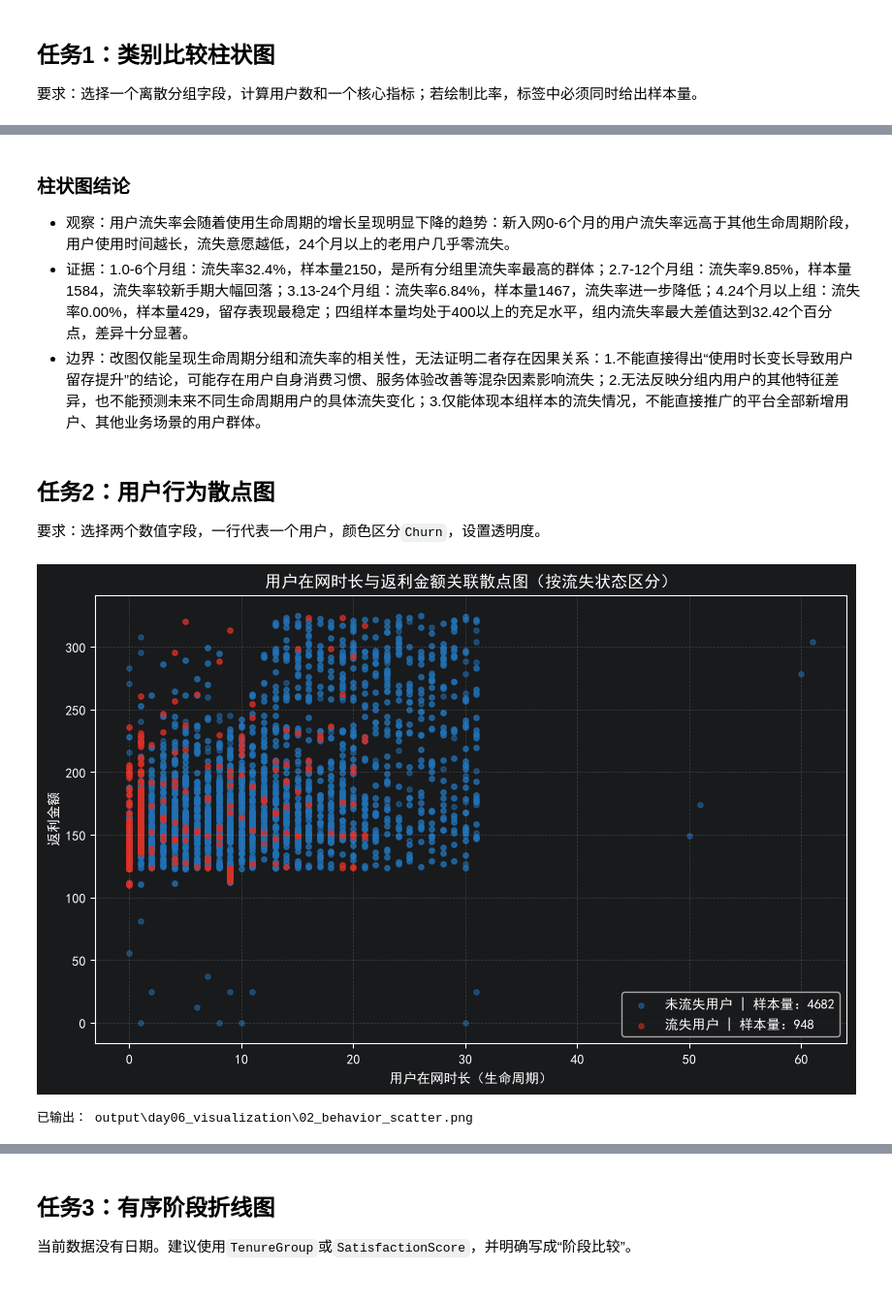
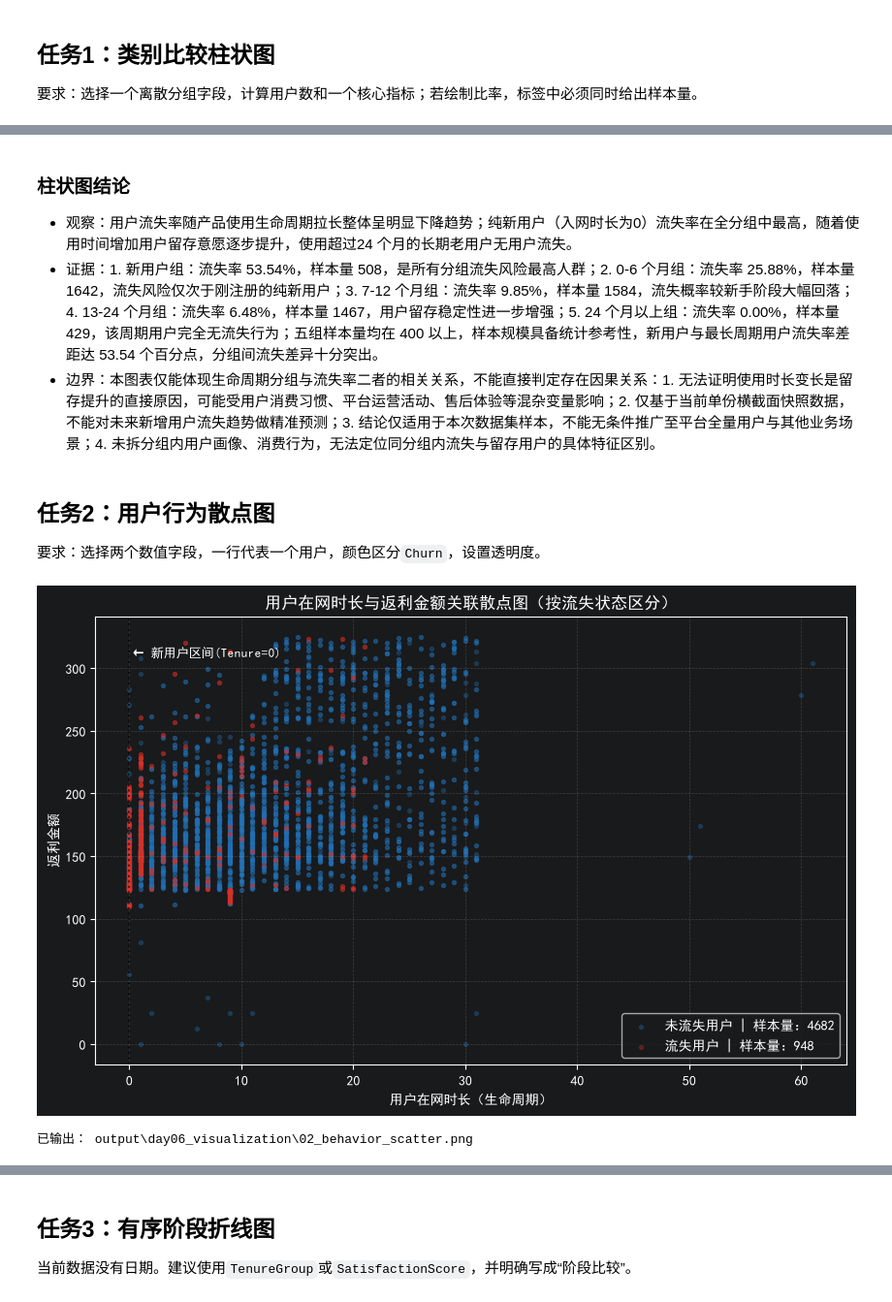
Before and after one commit to 666sun-spec/muc-commerce-2-24012432, a Jupyter notebook: notebooks/day06_pm_student_visualization.ipynb, the cells around one changed output, grey strips where cells are left out. Shown at 97% size. Saved outputs shown, nothing was run; the diff lists cells and outputs as text; code cells hidden in the pictures.

```diff
--- a/notebooks/day06_pm_student_visualization.ipynb
+++ b/notebooks/day06_pm_student_visualization.ipynb
@@ -220,9 +224,9 @@ print("已输出：", bar_path.relative_to(ROOT))
 # %% [markdown]
 ### 柱状图结论
 
-- 观察：用户流失率会随着使用生命周期的增长呈现明显下降的趋势：新入网0-6个月的用户流失率远高于其他生命周期阶段，用户使用时间越长，流失意愿越低，24个月以上的老用户几乎零流失。
-- 证据：1.0-6个月组：流失率32.4%，样本量2150，是所有分组里流失率最高的群体；2.7-12个月组：流失率9.85%，样本量1584，流失率较新手期大幅回落；3.13-24个月组：流失率6.84%，样本量1467，流失率进一步降低；4.24个月以上组：流失率0.00%，样本量429，留存表现最稳定；四组样本量均处于400以上的充足水平，组内流失率最大差值达到32.42个百分点，差异十分显著。
-- 边界：改图仅能呈现生命周期分组和流失率的相关性，无法证明二者存在因果关系：1.不能直接得出“使用时长变长导致用户留存提升”的结论，可能存在用户自身消费习惯、服务体验改善等混杂因素影响流失；2.无法反映分组内用户的其他特征差异，也不能预测未来不同生命周期用户的具体流失变化；3.仅能体现本组样本的流失情况，不能直接推广的平台全部新增用户、其他业务场景的用户群体。
+- 观察：用户流失率随产品使用生命周期拉长整体呈明显下降趋势；纯新用户（入网时长为0）流失率在全分组中最高，随着使用时间增加用户留存意愿逐步提升，使用超过24 个月的长期老用户无用户流失。
+- 证据：1. 新用户组：流失率 53.54%，样本量 508，是所有分组流失风险最高人群；2. 0-6 个月组：流失率 25.88%，样本量 1642，流失风险仅次于刚注册的纯新用户；3. 7-12 个月组：流失率 9.85%，样本量 1584，流失概率较新手阶段大幅回落；4. 13-24 个月组：流失率 6.48%，样本量 1467，用户留存稳定性进一步增强；5. 24 个月以上组：流失率 0.00%，样本量 429，该周期用户完全无流失行为；五组样本量均在 400 以上，样本规模具备统计参考性，新用户与最长周期用户流失率差距达 53.54 个百分点，分组间流失差异十分突出。
+- 边界：本图表仅能体现生命周期分组与流失率二者的相关关系，不能直接判定存在因果关系：1. 无法证明使用时长变长是留存提升的直接原因，可能受用户消费习惯、平台运营活动、售后体验等混杂变量影响；2. 仅基于当前单份横截面快照数据，不能对未来新增用户流失趋势做精准预测；3. 结论仅适用于本次数据集样本，不能无条件推广至平台全量用户与其他业务场景；4. 未拆分组内用户画像、消费行为，无法定位同分组内流失与留存用户的具体特征区别。
 # %% [markdown]
 ## 任务2：用户行为散点图
 
@@ -233,36 +237,41 @@ x_field = "Tenure"
 y_field = "CashbackAmount"
 
 assert x_field in df.columns and y_field in df.columns
 assert pd.api.types.is_numeric_dtype(df[x_field])
 assert pd.api.types.is_numeric_dtype(df[y_field])
 
 fig_scatter, ax_scatter = plt.subplots(figsize=(10, 6))
 # 在此按Churn分组绘制散点图，并补充标题、坐标轴和图例
 plt.rcParams["font.sans-serif"] = ["SimHei"]
 plt.rcParams["axes.unicode_minus"] = False
 
 df_stay = df[df["Churn"] == 0]
 df_churn = df[df["Churn"] == 1]
 count_stay = len(df_stay)
 count_churn = len(df_churn)
 
-ax_scatter.scatter(df_stay[x_field], df_stay[y_field], alpha=0.5, c="#2171b5", s=14, label=f"未流失用户 | 样本量：{count_stay}")
-ax_scatter.scatter(df_churn[x_field], df_churn[y_field], alpha=0.5, c="#d73027", s=14, label=f"流失用户 | 样本量：{count_churn}")
+# 缩小点尺寸、降低透明度，缓解大量点堆叠看不清密度
+ax_scatter.scatter(df_stay[x_field], df_stay[y_field], alpha=0.3, c="#2171b5", s=8, label=f"未流失用户 | 样本量：{count_stay}")
+ax_scatter.scatter(df_churn[x_field], df_churn[y_field], alpha=0.3, c="#d73027", s=8, label=f"流失用户 | 样本量：{count_churn}")
+
+# 竖线标出新用户分界（Tenure=0），明确标注新用户区域
+ax_scatter.axvline(x=0, color="black", linestyle=":", alpha=0.6)
+ax_scatter.text(0.2, df[y_field].max()*0.95, "← 新用户区间(Tenure=0)", fontsize=9)
 
 ax_scatter.set_xlabel("用户在网时长（生命周期）")
 ax_scatter.set_ylabel("返利金额")
 ax_scatter.set_title("用户在网时长与返利金额关联散点图（按流失状态区分）")
 ax_scatter.legend()
 ax_scatter.grid(alpha=0.25, linestyle="--")
 
 scatter_path = OUTPUT_DIR / "02_behavior_scatter.png"
 fig_scatter.savefig(scatter_path, dpi=150, bbox_inches="tight")
 plt.show()
 
 assert scatter_path.exists() and scatter_path.stat().st_size > 0, "散点图尚未保存"
 print("已输出：", scatter_path.relative_to(ROOT))
 # %% [output]
-[figure, old version]
+[figure, new version]
 已输出： output\day06_visualization\02_behavior_scatter.png
 # %% [markdown]
 ### 散点图结论
```
Also changed, not shown: parts of 9 cells of this notebook, 13 other files.
